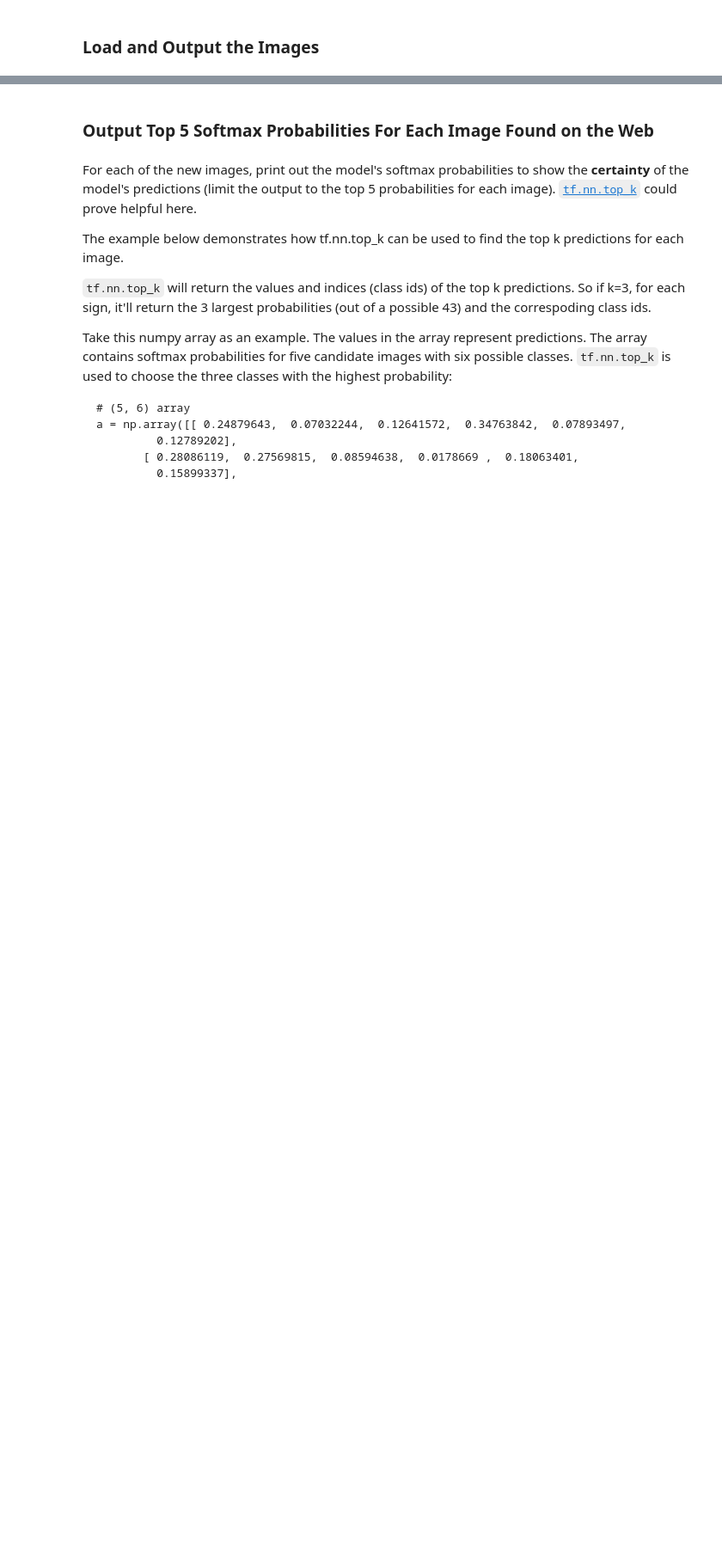
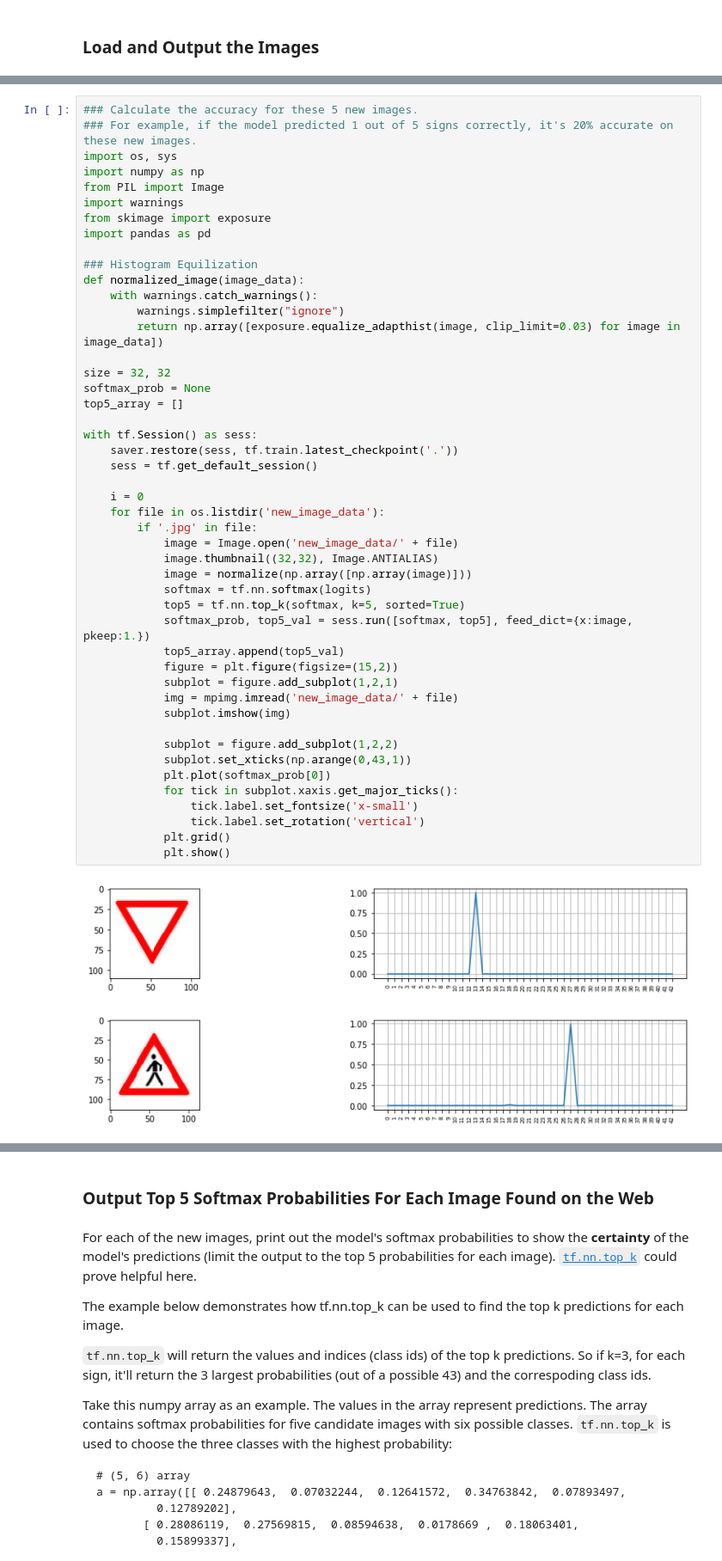
Before and after one commit to jfrattarola/CarND-Traffic-Sign-Classifier-Project, a Jupyter notebook: Traffic_Sign_Classifier.ipynb, the cells around one changed output, grey strips where cells are left out. Shown: that part at 86% size. Drawn from its saved outputs; the diff is of its cells as text; blank space fills up the shorter version.

```diff
--- a/Traffic_Sign_Classifier.ipynb
+++ b/Traffic_Sign_Classifier.ipynb
@@ -332,0 +447,50 @@ You may find `signnames.csv` useful as it contains mappings from the class id (i
+# %%
+### Calculate the accuracy for these 5 new images.
+### For example, if the model predicted 1 out of 5 signs correctly, it's 20% accurate on these new images.
+import os, sys
+import numpy as np
+from PIL import Image
+import warnings
+from skimage import exposure
+import pandas as pd
+
+### Histogram Equilization
+def normalized_image(image_data):
+    with warnings.catch_warnings():
+        warnings.simplefilter("ignore")
+        return np.array([exposure.equalize_adapthist(image, clip_limit=0.03) for image in image_data])
+
+size = 32, 32
+softmax_prob = None
+top5_array = []
+
+with tf.Session() as sess:
+    saver.restore(sess, tf.train.latest_checkpoint('.'))
+    sess = tf.get_default_session()
+
+    i = 0
+    for file in os.listdir('new_image_data'):
+        if '.jpg' in file:
+            image = Image.open('new_image_data/' + file)
+            image.thumbnail((32,32), Image.ANTIALIAS)
+            image = normalize(np.array([np.array(image)]))
+            softmax = tf.nn.softmax(logits)
+            top5 = tf.nn.top_k(softmax, k=5, sorted=True)
+            softmax_prob, top5_val = sess.run([softmax, top5], feed_dict={x:image, pkeep:1.})
+            top5_array.append(top5_val)
+            figure = plt.figure(figsize=(15,2))
+            subplot = figure.add_subplot(1,2,1)
+            img = mpimg.imread('new_image_data/' + file)
+            subplot.imshow(img)
+
+            subplot = figure.add_subplot(1,2,2)
+            subplot.set_xticks(np.arange(0,43,1))
+            plt.plot(softmax_prob[0])
+            for tick in subplot.xaxis.get_major_ticks():
+                tick.label.set_fontsize('x-small')
+                tick.label.set_rotation('vertical')
+            plt.grid()
+            plt.show()
+# %% [output]
+[figure, added]
+[figure, added]
```
Also changed, not shown: parts of 30 cells of this notebook, 2 other files.
